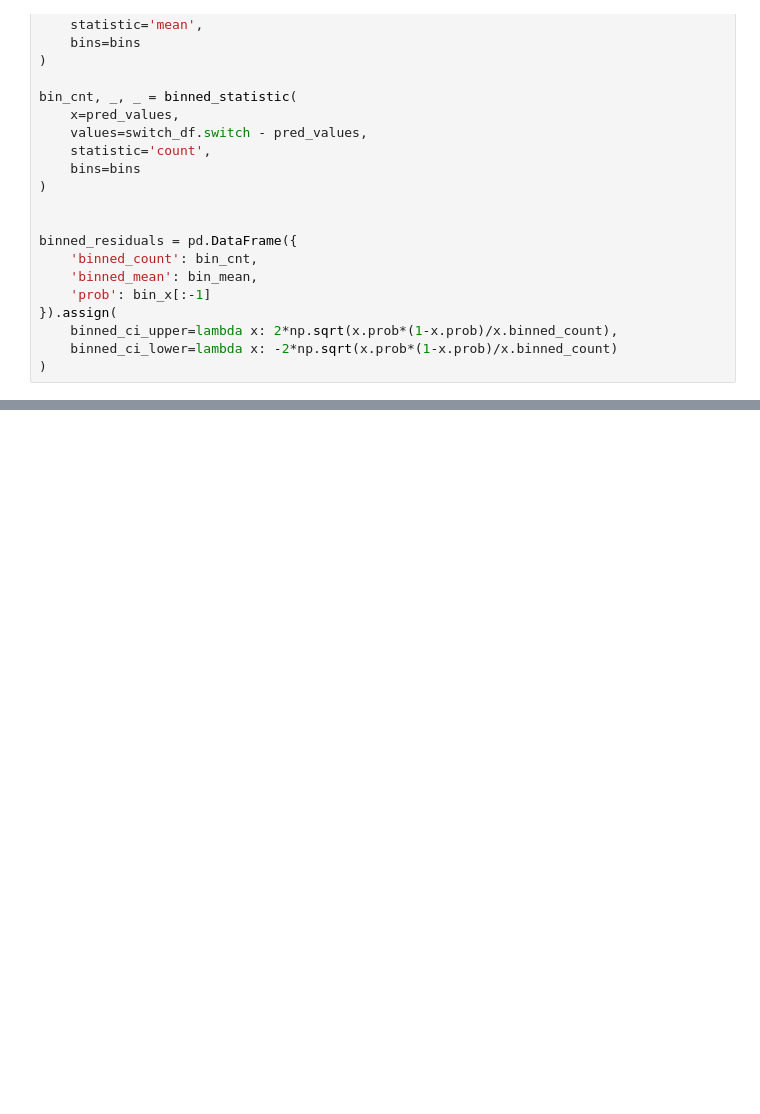
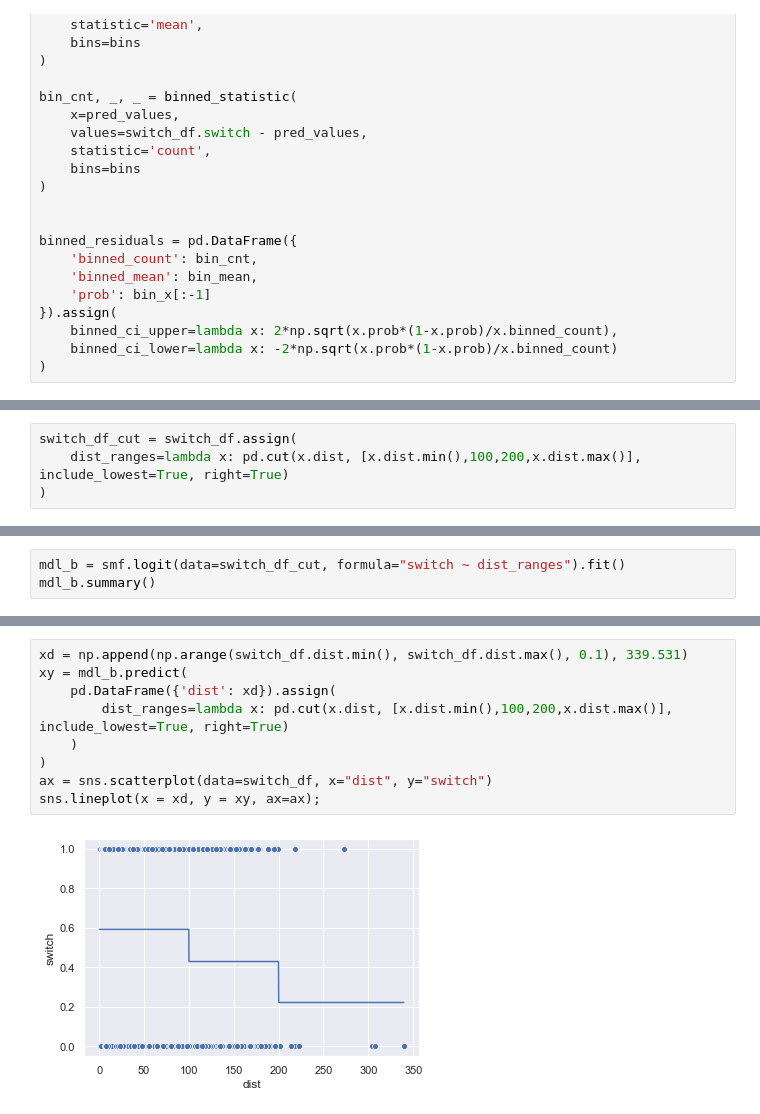
Before and after one commit to jezzarax/arm_book_exercises, a Jupyter notebook: ex59.ipynb, the cells around one changed output, grey strips where cells are left out. Cells and saved outputs as stored; diff of their text form; blank space fills up the shorter version.

```diff
--- a/ex59.ipynb
+++ b/ex59.ipynb
@@ -101,3 +101,7 @@ ax.set_xlabel('Affair probability');
 ax.figure.set_size_inches(16, 10)
 # %% [output]
 [figure]
+# %%
+switch_df_cut = switch_df.assign(
+    dist_ranges=lambda x: pd.cut(x.dist, [x.dist.min(),100,200,x.dist.max()], include_lowest=True, right=True)
+)
@@ -103,0 +124,3 @@ ax.figure.set_size_inches(16, 10)
+# %%
+mdl_b = smf.logit(data=switch_df_cut, formula="switch ~ dist_ranges").fit()
+mdl_b.summary()
@@ -103,0 +143,11 @@ ax.figure.set_size_inches(16, 10)
+# %%
+xd = np.append(np.arange(switch_df.dist.min(), switch_df.dist.max(), 0.1), 339.531)
+xy = mdl_b.predict(
+    pd.DataFrame({'dist': xd}).assign(
+        dist_ranges=lambda x: pd.cut(x.dist, [x.dist.min(),100,200,x.dist.max()], include_lowest=True, right=True)
+    )
+)
+ax = sns.scatterplot(data=switch_df, x="dist", y="switch")
+sns.lineplot(x = xd, y = xy, ax=ax);
+# %% [output]
+[figure, added]
```
Also changed, not shown: parts of 7 cells of this notebook, 1 other file.
